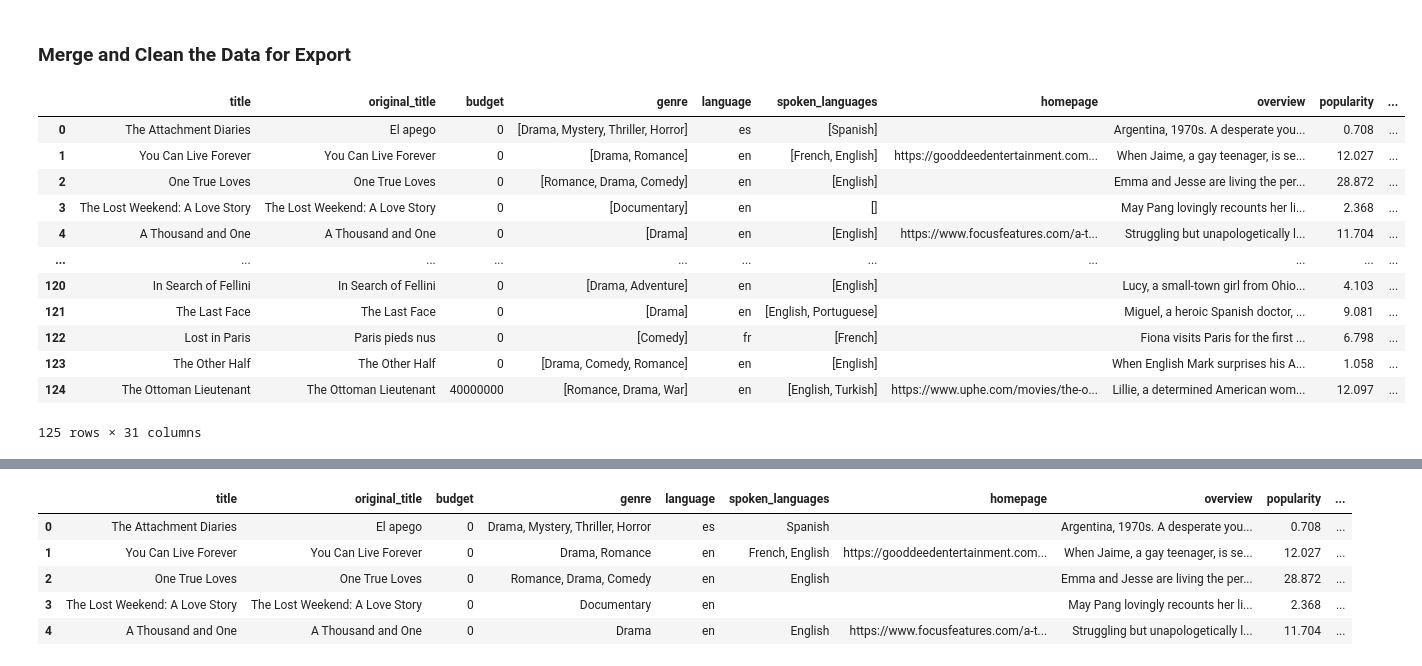
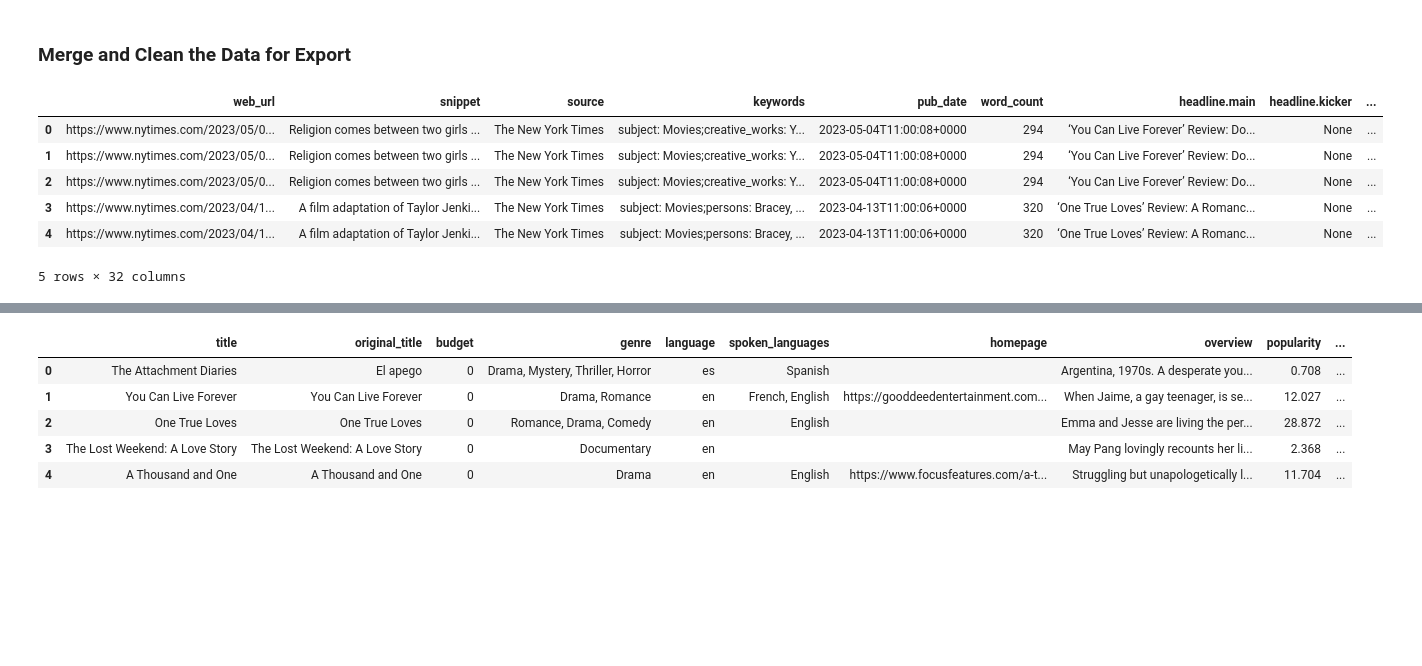
Before and after one commit to skiluvia/data-sourcing-challenge, a Jupyter notebook: retrieve_movie_data.ipynb, the cells around one changed output, grey strips where cells are left out. Drawn from its saved outputs; the diff is of its cells as text; code cells hidden in the pictures; blank space fills up the shorter version.

```diff
--- a/retrieve_movie_data.ipynb
+++ b/retrieve_movie_data.ipynb
@@ -130,6 +122,8 @@ Checked page 19
 # save it to a new column "title"
 # Title is between unicode characters \u2018 and \u2019.
 # End string should include " Review" to avoid cutting title early
+reviews_df['title'] = reviews_df['headline.main'].str.extract(r"\u2018(.*)\u2019\s*Review")
+reviews_df.head(3)
 # %% [output]
 |  | web_url | snippet | source | keywords | pub_date | word_count | headline.main | headline.kicker | ... |
 | 0 | https://www.nytimes.com/2023/05/2... | A gynecologist and her patient fo... | The New York Times | [{'name': 'subject', 'value': 'Mo... | 2023-05-25T11:00:03+0000 | 295 | ‘The Attachment Diaries’ Review: ... | None | ... |
@@ -154,8 +139,10 @@ def extract_keywords(keyword_list):
         # Append the keyword item to the extracted_keywords list
         extracted_keywords += keyword
     return extracted_keywords
-
 # Fix the "keywords" column by converting cells from a list to a string
+# reviews_df["keywords"] = reviews_df["keywords"].apply(extract_keywords)
+reviews_df["keywords"] = reviews_df["keywords"].apply(extract_keywords)
+reviews_df
 # %% [output]
 |  | web_url | snippet | source | keywords | pub_date | word_count | headline.main | headline.kicker | ... |
 | 0 | https://www.nytimes.com/2023/05/2... | A gynecologist and her patient fo... | The New York Times | subject: Movies;creative_works: T... | 2023-05-25T11:00:03+0000 | 295 | ‘The Attachment Diaries’ Review: ... | None | ... |
@@ -173,5 +164,9 @@ def extract_keywords(keyword_list):
 # %%
 # Create a list from the "title" column using to_list()
 # These titles will be used in the query for The Movie Database
+list_of_titles = (reviews_df["title"].dropna()).to_list()
+# remove de-duped titles
+list_of_titles = list(dict.fromkeys(list_of_titles))
+list_of_titles
 # %% [output]
 ['The Attachment Diaries',
@@ -283,5 +320,7 @@ Kedi,’ Rekindling a ‘Love of Life not found.
     }
 ]
 # %%
-# Convert the results to a DataFrame
+# Convert the movies_list results to a DataFrame
+movies_df = pd.DataFrame(movies_list)
+movies_df.head()
 # %% [output]
@@ -302,20 +334,17 @@ Kedi,’ Rekindling a ‘Love of Life not found.
 ### Merge and Clean the Data for Export
 # %%
 # Merge the New York Times reviews and TMDB DataFrames on title
+# Merge on the "title" column from the reviews_df and the "original_title" column from the movies_df
+merged_df = pd.merge(reviews_df, movies_df, left_on="title", right_on="original_title")
+merged_df.head()
 # %% [output]
-|  | title | original_title | budget | genre | language | spoken_languages | homepage | overview | popularity | ... |
-| 0 | The Attachment Diaries | El apego | 0 | [Drama, Mystery, Thriller, Horror] | es | [Spanish] |  | Argentina, 1970s. A desperate you... | 0.708 | ... |
-| 1 | You Can Live Forever | You Can Live Forever | 0 | [Drama, Romance] | en | [French, English] | https://gooddeedentertainment.com... | When Jaime, a gay teenager, is se... | 12.027 | ... |
-| 2 | One True Loves | One True Loves | 0 | [Romance, Drama, Comedy] | en | [English] |  | Emma and Jesse are living the per... | 28.872 | ... |
-| 3 | The Lost Weekend: A Love Story | The Lost Weekend: A Love Story | 0 | [Documentary] | en | [] |  | May Pang lovingly recounts her li... | 2.368 | ... |
-| 4 | A Thousand and One | A Thousand and One | 0 | [Drama] | en | [English] | https://www.focusfeatures.com/a-t... | Struggling but unapologetically l... | 11.704 | ... |
-| ... | ... | ... | ... | ... | ... | ... | ... | ... | ... | ... |
-| 120 | In Search of Fellini | In Search of Fellini | 0 | [Drama, Adventure] | en | [English] |  | Lucy, a small-town girl from Ohio... | 4.103 | ... |
-| 121 | The Last Face | The Last Face | 0 | [Drama] | en | [English, Portuguese] |  | Miguel, a heroic Spanish doctor, ... | 9.081 | ... |
-| 122 | Lost in Paris | Paris pieds nus | 0 | [Comedy] | fr | [French] |  | Fiona visits Paris for the first ... | 6.798 | ... |
-| 123 | The Other Half | The Other Half | 0 | [Drama, Comedy, Romance] | en | [English] |  | When English Mark surprises his A... | 1.058 | ... |
-| 124 | The Ottoman Lieutenant | The Ottoman Lieutenant | 40000000 | [Romance, Drama, War] | en | [English, Turkish] | https://www.uphe.com/movies/the-o... | Lillie, a determined American wom... | 12.097 | ... |
+|  | web_url | snippet | source | keywords | pub_date | word_count | headline.main | headline.kicker | ... |
+| 0 | https://www.nytimes.com/2023/05/0... | Religion comes between two girls ... | The New York Times | subject: Movies;creative_works: Y... | 2023-05-04T11:00:08+0000 | 294 | ‘You Can Live Forever’ Review: Do... | None | ... |
+| 1 | https://www.nytimes.com/2023/05/0... | Religion comes between two girls ... | The New York Times | subject: Movies;creative_works: Y... | 2023-05-04T11:00:08+0000 | 294 | ‘You Can Live Forever’ Review: Do... | None | ... |
+| 2 | https://www.nytimes.com/2023/05/0... | Religion comes between two girls ... | The New York Times | subject: Movies;creative_works: Y... | 2023-05-04T11:00:08+0000 | 294 | ‘You Can Live Forever’ Review: Do... | None | ... |
+| 3 | https://www.nytimes.com/2023/04/1... | A film adaptation of Taylor Jenki... | The New York Times | subject: Movies;persons: Bracey, ... | 2023-04-13T11:00:06+0000 | 320 | ‘One True Loves’ Review: A Romanc... | None | ... |
+| 4 | https://www.nytimes.com/2023/04/1... | A film adaptation of Taylor Jenki... | The New York Times | subject: Movies;persons: Bracey, ... | 2023-04-13T11:00:06+0000 | 320 | ‘One True Loves’ Review: A Romanc... | None | ... |
-125 rows × 31 columns
+5 rows × 32 columns
 # %%
 # Remove list brackets and quotation marks on the columns containing lists
 # Create a list of the columns that need fixing
```
Also changed, not shown: parts of 13 cells of this notebook, 1 other file.
